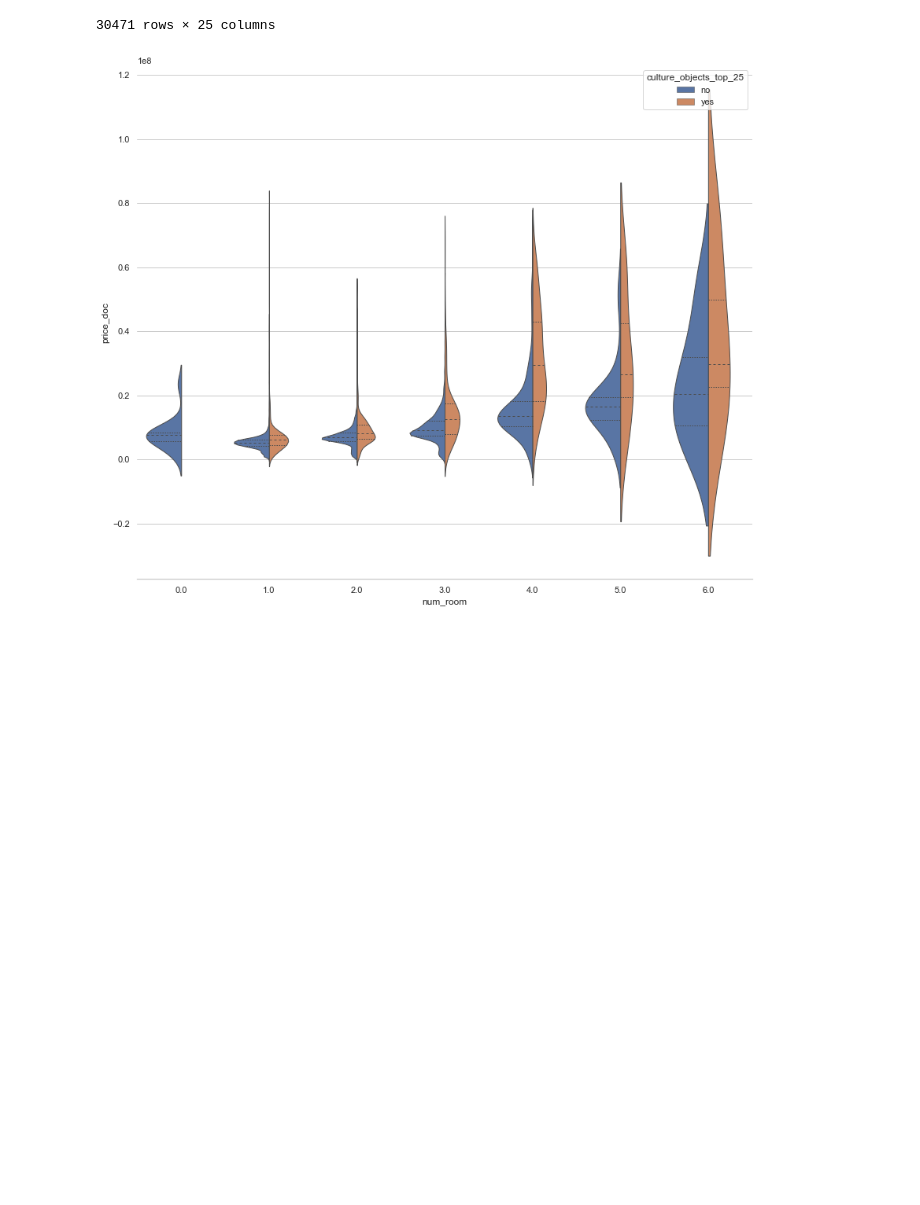
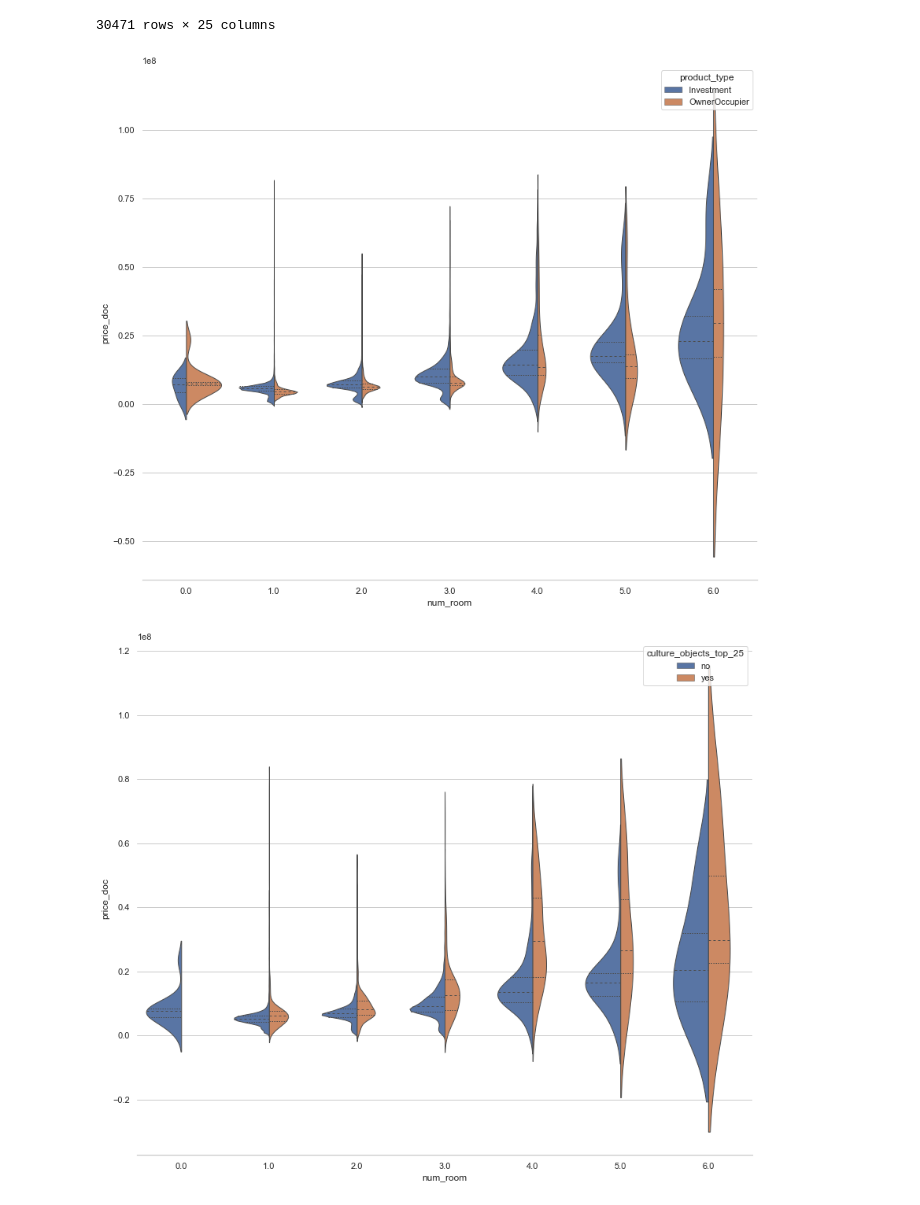
Before and after one commit to ZolotovG/Sberbank-Russian-Housing-Market, a Jupyter notebook: SeabornVisualization.ipynb, the cells around one changed output. Cells and saved outputs as stored; diff of their text form; code cells hidden in the pictures; blank space fills up the shorter version.

```diff
--- a/SeabornVisualization.ipynb
+++ b/SeabornVisualization.ipynb
@@ -277,6 +277,14 @@ df[feature_importance]
 | 30472 | 64 | 67.0 | 13 | 15.303338 | 2.0 | 2003.0 | ... |
 | 30473 | 43 | 26.0 | 2 | 12.243439 | 2.0 | 1968.0 | ... |
 30471 rows × 25 columns
+# %%
+f, ax = plt.subplots(figsize=(14, 12))
+sns.violinplot(data=df[df['num_room'] < 7], x="num_room", y="price_doc", hue="product_type",
+               split=True, inner="quart", linewidth=1, scale='count'
+              )
+sns.despine(left=True)
+# %% [output]
+[figure, added]
 # %%
 f, ax = plt.subplots(figsize=(14, 12))
 sns.violinplot(data=df[df['num_room'] < 7], x="num_room", y="price_doc", hue="culture_objects_top_25",
```
Also changed, not shown: parts of 2 cells of this notebook, 2 other files.
